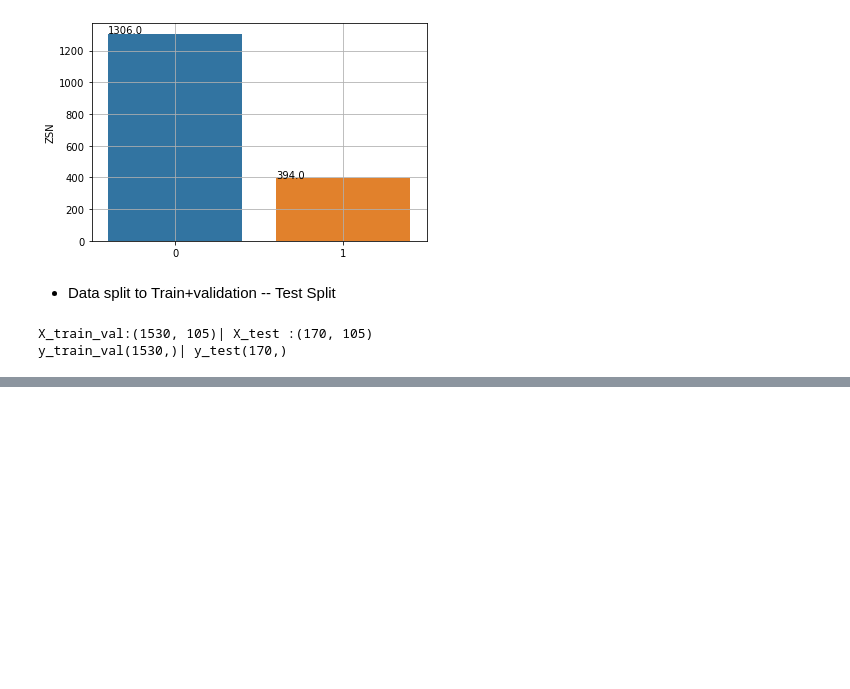
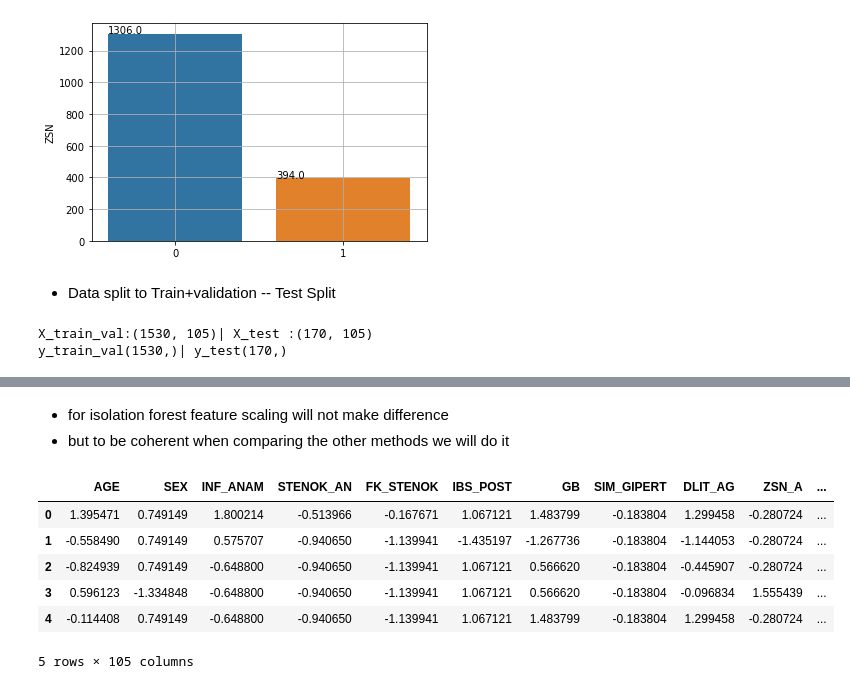
Before and after one commit to Mustafa-omer-mohammed/Myocardial-Infarction_Complications-analysis, a Jupyter notebook: Myocardial infarction complications Analysis.ipynb, the cells around one changed output, grey strips where cells are left out. Saved outputs shown, nothing was run; the diff lists cells and outputs as text; code cells hidden in the pictures; blank space fills up the shorter version.

```diff
--- a/Myocardial infarction complications Analysis.ipynb
+++ b/Myocardial infarction complications Analysis.ipynb
@@ -365,0 +389,17 @@ y_train_val(1530,)| y_test(170,)
+# %% [markdown]
+- for isolation forest feature scaling will not make difference
+- but to be coherent when comparing the other methods we will do it
+# %%
+sc = StandardScaler()
+scaler = sc.fit(train_outliers)
+scaled = sc.transform(train_outliers)
+train_outliers = pd.DataFrame(scaled , columns= train_outliers.columns , index = train_outliers.index)
+train_outliers.head()
+# %% [output]
+|  | AGE | SEX | INF_ANAM | STENOK_AN | FK_STENOK | IBS_POST | GB | SIM_GIPERT | DLIT_AG | ZSN_A | ... |
+| 0 | 1.395471 | 0.749149 | 1.800214 | -0.513966 | -0.167671 | 1.067121 | 1.483799 | -0.183804 | 1.299458 | -0.280724 | ... |
+| 1 | -0.558490 | 0.749149 | 0.575707 | -0.940650 | -1.139941 | -1.435197 | -1.267736 | -0.183804 | -1.144053 | -0.280724 | ... |
+| 2 | -0.824939 | 0.749149 | -0.648800 | -0.940650 | -1.139941 | 1.067121 | 0.566620 | -0.183804 | -0.445907 | -0.280724 | ... |
+| 3 | 0.596123 | -1.334848 | -0.648800 | -0.940650 | -1.139941 | 1.067121 | 0.566620 | -0.183804 | -0.096834 | 1.555439 | ... |
+| 4 | -0.114408 | 0.749149 | -0.648800 | -0.940650 | -1.139941 | 1.067121 | 1.483799 | -0.183804 | 1.299458 | -0.280724 | ... |
+5 rows × 105 columns
```
Also changed, not shown: parts of 19 cells of this notebook.
